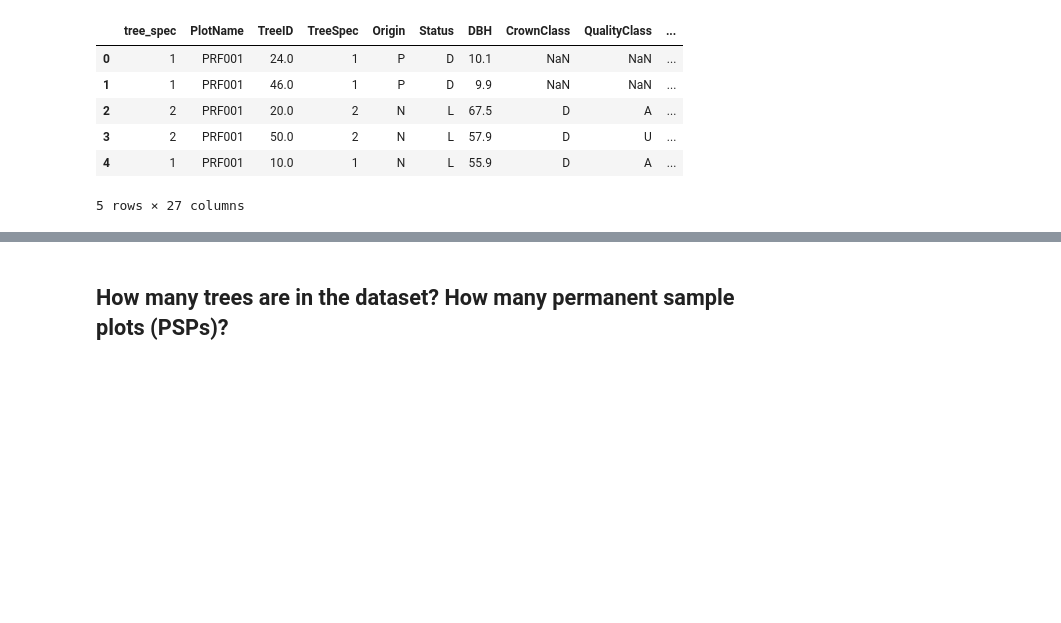
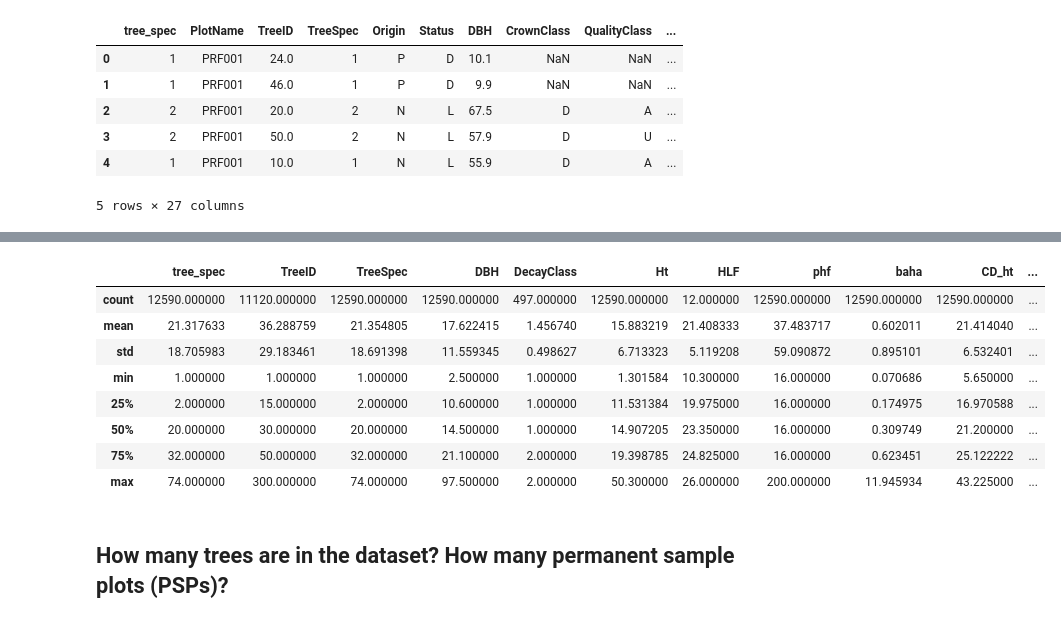
Before and after one commit to subornaa/Data-Analytics-Tutorials, a Jupyter notebook: Data_Wrangling_Tutorials.ipynb, the cells around one changed output, grey strips where cells are left out. Saved outputs shown, nothing was run; the diff lists cells and outputs as text; code cells hidden in the pictures; blank space fills up the shorter version.

```diff
--- a/Data_Wrangling_Tutorials.ipynb
+++ b/Data_Wrangling_Tutorials.ipynb
@@ -93,3 +147,15 @@ trees_df.head()
+# %%
+trees_df.describe()
+# %% [output]
+|  | tree_spec | TreeID | TreeSpec | DBH | DecayClass | Ht | HLF | phf | baha | CD_ht | ... |
+| count | 12590.000000 | 11120.000000 | 12590.000000 | 12590.000000 | 497.000000 | 12590.000000 | 12.000000 | 12590.000000 | 12590.000000 | 12590.000000 | ... |
+| mean | 21.317633 | 36.288759 | 21.354805 | 17.622415 | 1.456740 | 15.883219 | 21.408333 | 37.483717 | 0.602011 | 21.414040 | ... |
+| std | 18.705983 | 29.183461 | 18.691398 | 11.559345 | 0.498627 | 6.713323 | 5.119208 | 59.090872 | 0.895101 | 6.532401 | ... |
+| min | 1.000000 | 1.000000 | 1.000000 | 2.500000 | 1.000000 | 1.301584 | 10.300000 | 16.000000 | 0.070686 | 5.650000 | ... |
+| 25% | 2.000000 | 15.000000 | 2.000000 | 10.600000 | 1.000000 | 11.531384 | 19.975000 | 16.000000 | 0.174975 | 16.970588 | ... |
+| 50% | 20.000000 | 30.000000 | 20.000000 | 14.500000 | 1.000000 | 14.907205 | 23.350000 | 16.000000 | 0.309749 | 21.200000 | ... |
+| 75% | 32.000000 | 50.000000 | 32.000000 | 21.100000 | 2.000000 | 19.398785 | 24.825000 | 16.000000 | 0.623451 | 25.122222 | ... |
+| max | 74.000000 | 300.000000 | 74.000000 | 97.500000 | 2.000000 | 50.300000 | 26.000000 | 200.000000 | 11.945934 | 43.225000 | ... |
 # %% [markdown]
 ## How many trees are in the dataset? How many permanent sample plots (PSPs)?
 # %%
```
Also changed, not shown: parts of 16 cells of this notebook.
